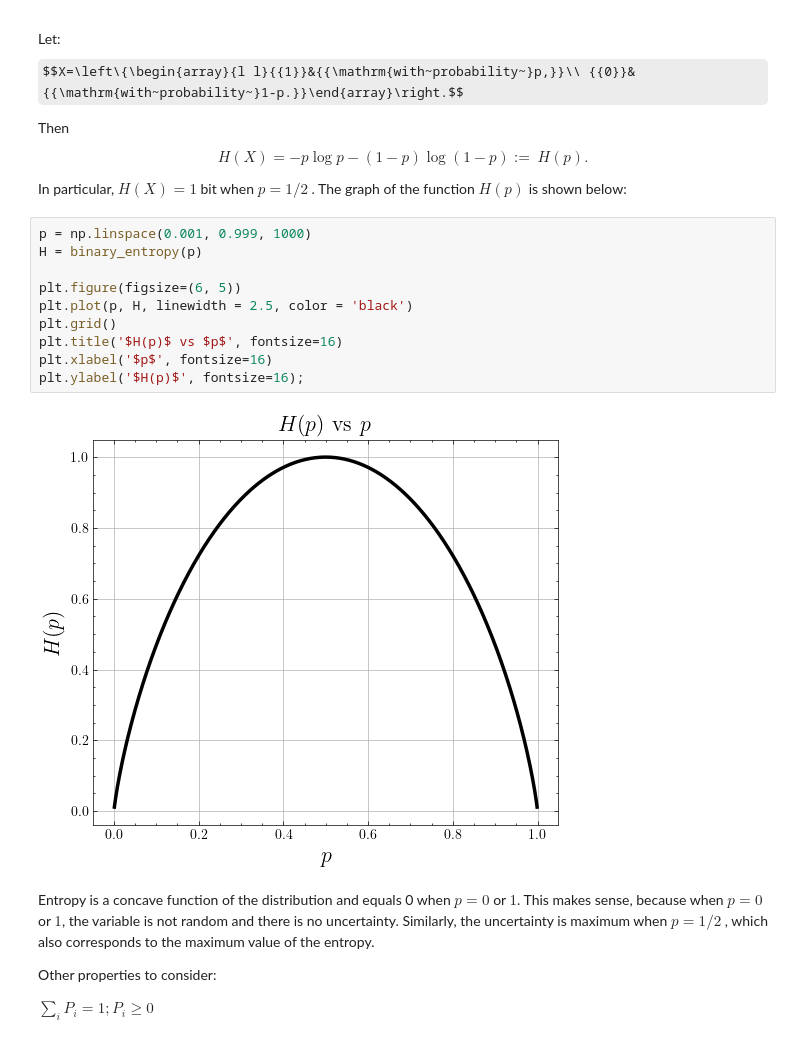
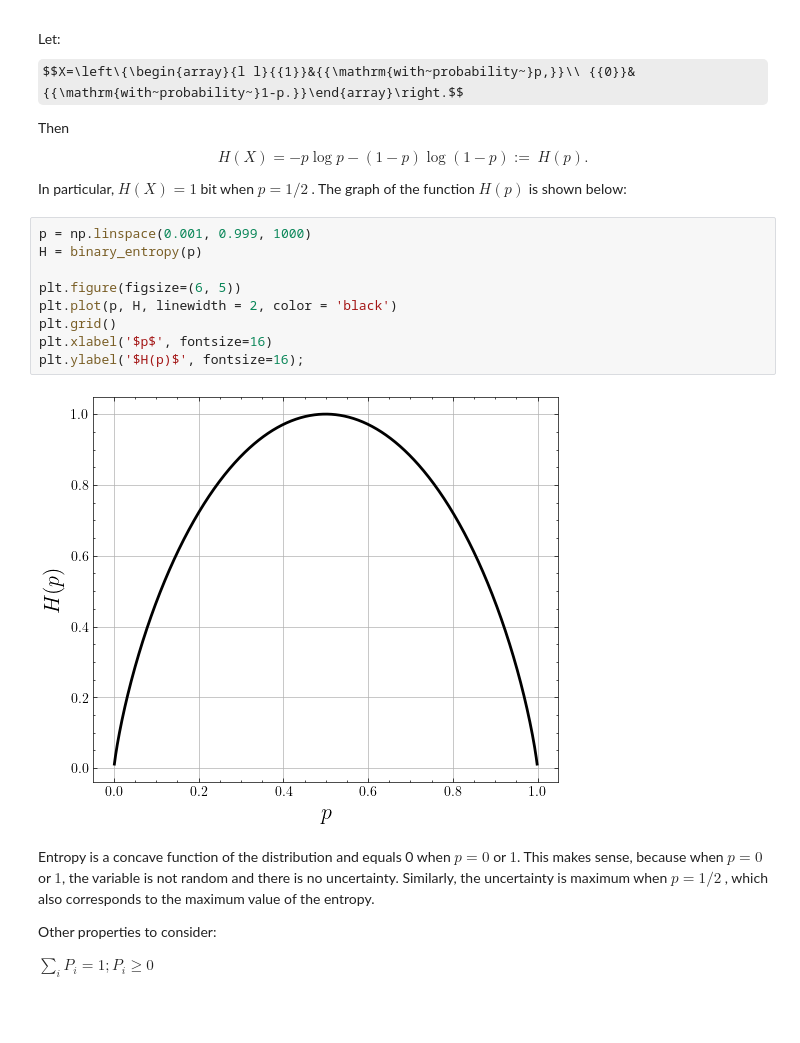
Before and after one commit to silasabs/TIC, a Jupyter notebook: 1. Intro Entropy.ipynb, the cells around one changed output. Drawn from its saved outputs; the diff is of its cells as text; some formulas as TeX source; blank space fills up the shorter version.

```diff
--- a/1. Intro Entropy.ipynb
+++ b/1. Intro Entropy.ipynb
@@ -120,15 +122,14 @@ In particular, $H(X) = 1$ bit when $p = 1/2$ . The graph of the function $H(p)$
 # %%
 p = np.linspace(0.001, 0.999, 1000)
 H = binary_entropy(p)
 
 plt.figure(figsize=(6, 5))
-plt.plot(p, H, linewidth = 2.5, color = 'black')
+plt.plot(p, H, linewidth = 2, color = 'black')
 plt.grid()
-plt.title('$H(p)$ vs $p$', fontsize=16)
 plt.xlabel('$p$', fontsize=16)
 plt.ylabel('$H(p)$', fontsize=16);
 # %% [output]
-[figure, old version]
+[figure, new version]
 # %% [markdown]
 Entropy is a concave function of the distribution and equals 0 when $p = 0$ or $1$. This makes sense, because when $p = 0$ or $1$, the variable is not random and there is no uncertainty. Similarly, the uncertainty is maximum when $p = 1/2$ , which also corresponds to the maximum value of the entropy.
 
```
Also changed, not shown: parts of 2 cells of this notebook.
